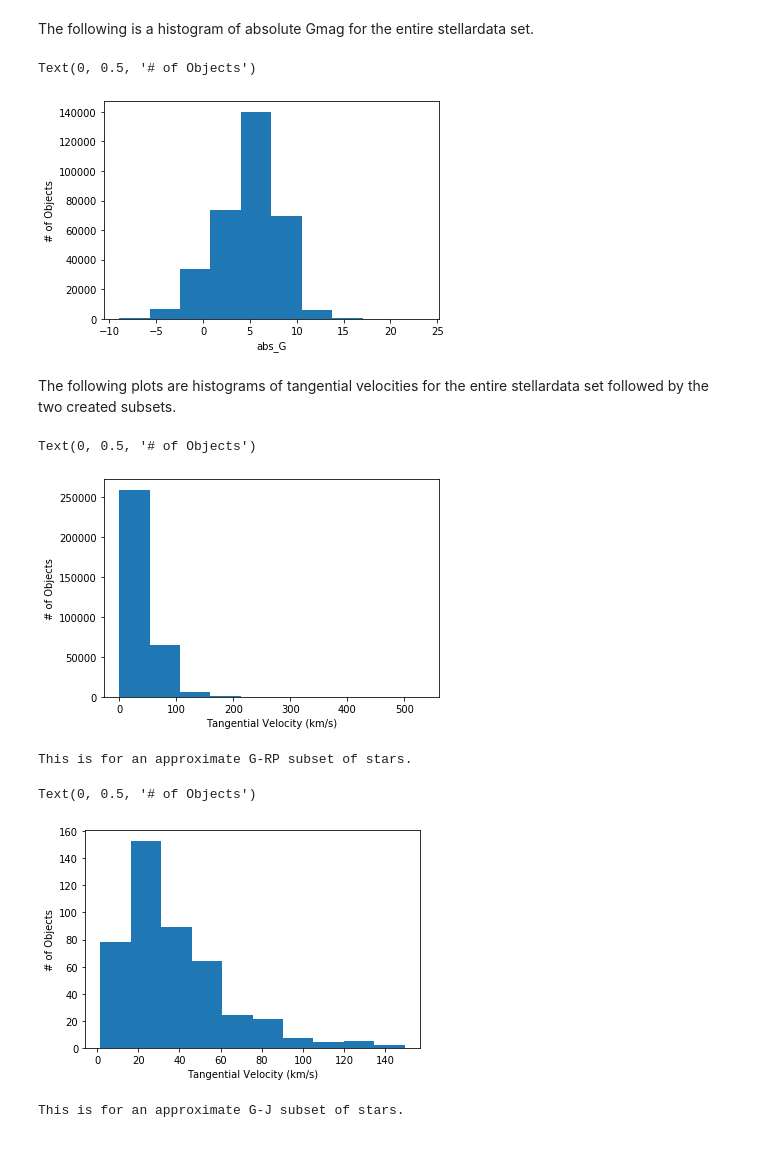
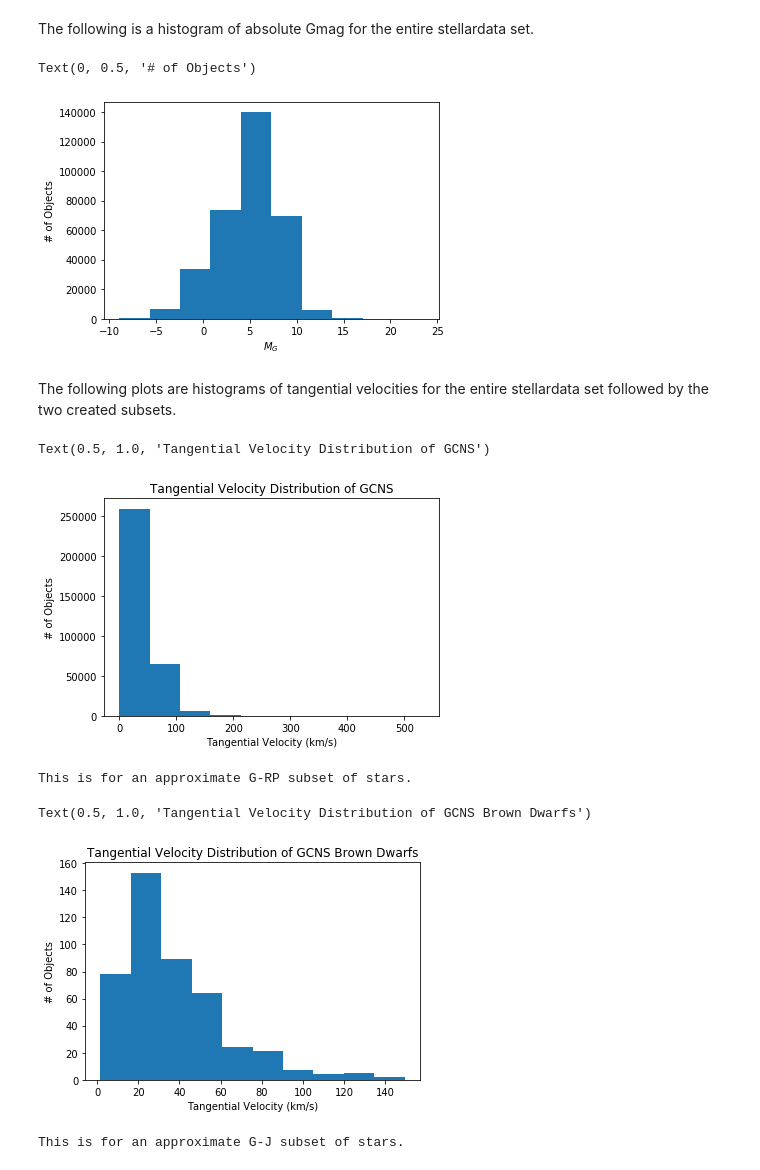
Before and after one commit to dhilligo/BDwarfLumFunction, a Jupyter notebook: GCNS Table Analysis.ipynb, the cells around one changed output. Cells and saved outputs as stored; diff of their text form; code cells hidden in the pictures.

```diff
--- a/GCNS Table Analysis.ipynb
+++ b/GCNS Table Analysis.ipynb
@@ -103,29 +103,32 @@ GJsubset=stellardata[(stellardata['G-J']>4.0) & (stellardata['G-J']<7.0) & (stel
 The following is a histogram of absolute Gmag for the entire stellardata set.
 # %%
 plt.hist(stellardata["Abs G Magnitude"])
-plt.xlabel("abs_G")
+plt.xlabel("$M_G$")
 plt.ylabel("# of Objects")
 # %% [output]
 Text(0, 0.5, '# of Objects')
-[figure, old version]
+[figure, new version]
 # %% [markdown]
 The following plots are histograms of tangential velocities for the entire stellardata set followed by the two created subsets.
 # %%
 plt.hist(stellardata["Tangential Velocity"])
 plt.xlabel("Tangential Velocity (km/s)")
 plt.ylabel("# of Objects")
+plt.title("Tangential Velocity Distribution of GCNS")
+#plt.xlim(0,100)
 # %% [output]
-Text(0, 0.5, '# of Objects')
+Text(0.5, 1.0, 'Tangential Velocity Distribution of GCNS')
-[figure, old version]
+[figure, new version]
 # %%
 print("This is for an approximate G-RP subset of stars.")
 plt.hist(GRPsubset['Tangential Velocity'])
 plt.xlabel("Tangential Velocity (km/s)")
 plt.ylabel("# of Objects")
+plt.title("Tangential Velocity Distribution of GCNS Brown Dwarfs")
 # %% [output]
 This is for an approximate G-RP subset of stars.
-Text(0, 0.5, '# of Objects')
+Text(0.5, 1.0, 'Tangential Velocity Distribution of GCNS Brown Dwarfs')
-[figure, old version]
+[figure, new version]
 # %%
 print("This is for an approximate G-J subset of stars.")
 plt.hist(GJsubset['Tangential Velocity'])
```
Also changed, not shown: parts of 24 cells of this notebook.
